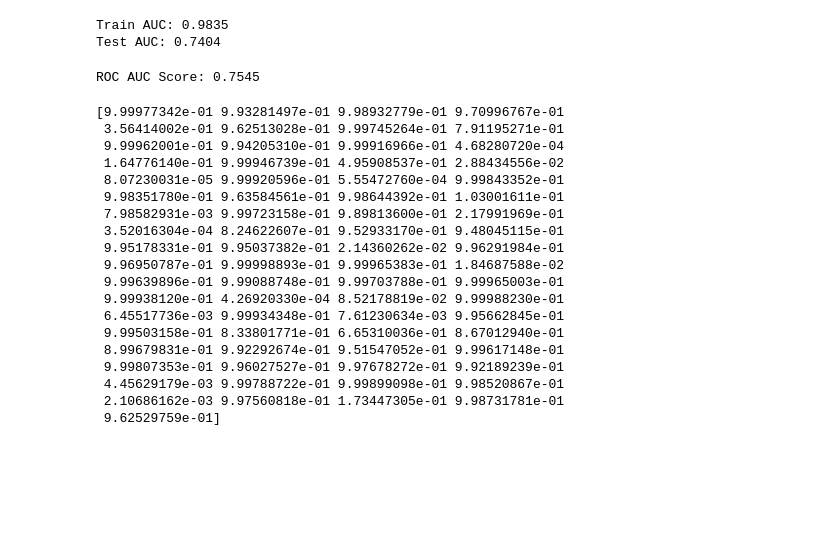
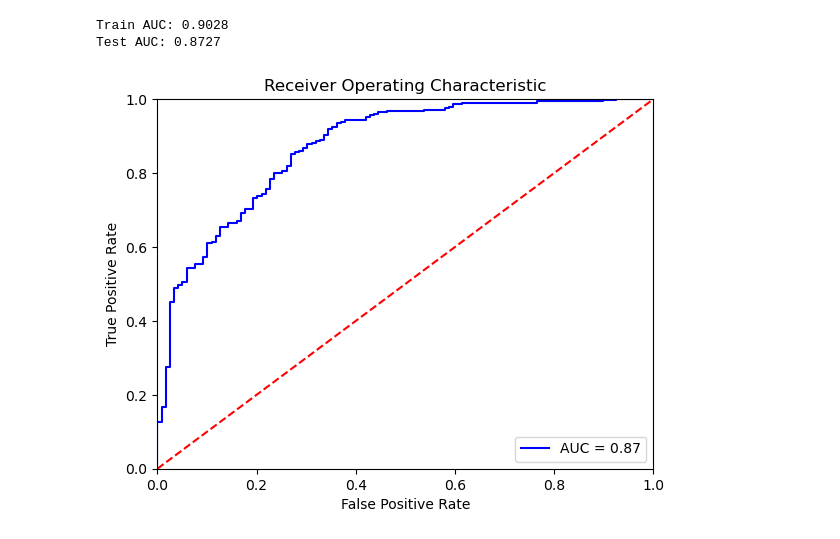
Before and after one commit to clrsims/meterological-forecasting, a Jupyter notebook: rainfall_pred.ipynb, the cells around one changed output. Drawn from its saved outputs; the diff is of its cells as text; code cells hidden in the pictures; blank space fills up the shorter version.

```diff
--- a/rainfall_pred.ipynb
+++ b/rainfall_pred.ipynb
@@ -27,21 +26,23 @@ display(df.head(20))
 # %%
 from sklearn.model_selection import train_test_split
 
-X = df.drop(columns=["rainfall"])
+X = df.drop(columns=["rainfall", "id"])
 y = df["rainfall"]
-y = y.map({"yes": 1, "no": 0})
 
 X_train, X_test, y_train, y_test = train_test_split(X, y, test_size = 0.2, random_state=42)
 # %%
+from sklearn.linear_model import LogisticRegression
+rf_model = LogisticRegression(max_iter=50000, random_state=2183)
+
 # from sklearn.ensemble import RandomForestClassifier
-# rf_model = RandomForestClassifier(n_estimators=1000, random_state=44)
+# rf_model = RandomForestClassifier(n_estimators=500, max_depth=5, random_state=41)
 
 # from sklearn.ensemble import GradientBoostingClassifier
-# rf_model = GradientBoostingClassifier(subsample=0.5, n_estimators = 1000, learning_rate=0.01, random_state=44)
+# rf_model = GradientBoostingClassifier(subsample=0.6, n_estimators = 1000, learning_rate=0.01, max_features='sqrt', random_state=48)
 
-import xgboost as xgb
-from xgboost import XGBClassifier
-rf_model = XGBClassifier(n_estimators=500, learning_rate=0.01, max_depth=5, subsample=0.4, colsample_bytree=0.8, random_state=44)
+# import xgboost as xgb
+# from xgboost import XGBClassifier
+# rf_model = XGBClassifier(n_estimators=1000, reg_lambda=100, learning_rate=0.01, colsample_bytree=0.6, random_state=14)
 
 rf_model.fit(X_train, y_train)
 # %% [output]
@@ -59,40 +50,33 @@ XGBClassifier(base_score=None, booster=None, callbacks=None,
 # %%
 from sklearn.metrics import roc_auc_score, roc_curve
 
+preds = rf_model.predict_proba(X_test)[:,1]
+
 train_auc = roc_auc_score(y_train, rf_model.predict_proba(X_train)[:, 1])
-test_auc = roc_auc_score(y_test, rf_model.predict_proba(X_test)[:, 1])
+test_auc = roc_auc_score(y_test, preds)
 
 print(f"Train AUC: {train_auc:.4f}")
 print(f"Test AUC: {test_auc:.4f}")
 # %% [output]
-Train AUC: 0.9835
-Test AUC: 0.7404
+Train AUC: 0.9028
+Test AUC: 0.8727
-# %%
-y_probs = rf_model.predict_proba(X_test)[:, 1]
-
-auc = roc_auc_score(y_test, y_probs)
-print(f"ROC AUC Score: {auc:.4f}")
-# %% [output]
-ROC AUC Score: 0.7545
-# %%
-print(y_probs)
-# %% [output]
-[9.99977342e-01 9.93281497e-01 9.98932779e-01 9.70996767e-01
- 3.56414002e-01 9.62513028e-01 9.99745264e-01 7.91195271e-01
- 9.99962001e-01 9.94205310e-01 9.99916966e-01 4.68280720e-04
- 1.64776140e-01 9.99946739e-01 4.95908537e-01 2.88434556e-02
- 8.07230031e-05 9.99920596e-01 5.55472760e-04 9.99843352e-01
- 9.98351780e-01 9.63584561e-01 9.98644392e-01 1.03001611e-01
- 7.98582931e-03 9.99723158e-01 9.89813600e-01 2.17991969e-01
- 3.52016304e-04 8.24622607e-01 9.52933170e-01 9.48045115e-01
- 9.95178331e-01 9.95037382e-01 2.14360262e-02 9.96291984e-01
- 9.96950787e-01 9.99998893e-01 9.99965383e-01 1.84687588e-02
- 9.99639896e-01 9.99088748e-01 9.99703788e-01 9.99965003e-01
- 9.99938120e-01 4.26920330e-04 8.52178819e-02 9.99988230e-01
- 6.45517736e-03 9.99934348e-01 7.61230634e-03 9.95662845e-01
- 9.99503158e-01 8.33801771e-01 6.65310036e-01 8.67012940e-01
- 8.99679831e-01 9.92292674e-01 9.51547052e-01 9.99617148e-01
- 9.99807353e-01 9.96027527e-01 9.97678272e-01 9.92189239e-01
- 4.45629179e-03 9.99788722e-01 9.99899098e-01 9.98520867e-01
- 2.10686162e-03 9.97560818e-01 1.73447305e-01 9.98731781e-01
- 9.62529759e-01]
+# %%
+# plotting ROC curve
+
+import sklearn.metrics as metrics
+
+fpr, tpr, threshold = metrics.roc_curve(y_test, preds)
+roc_auc = metrics.auc(fpr, tpr)
+
+import matplotlib.pyplot as plt
+plt.title('Receiver Operating Characteristic')
+plt.plot(fpr, tpr, 'b', label = 'AUC = %0.2f' % roc_auc)
+plt.legend(loc = 'lower right')
+plt.plot([0, 1], [0, 1],'r--')
+plt.xlim([0, 1])
+plt.ylim([0, 1])
+plt.ylabel('True Positive Rate')
+plt.xlabel('False Positive Rate')
+plt.show()
+# %% [output]
+[figure, added]
```
Also changed, not shown: parts of 5 cells of this notebook, 11 other files.
